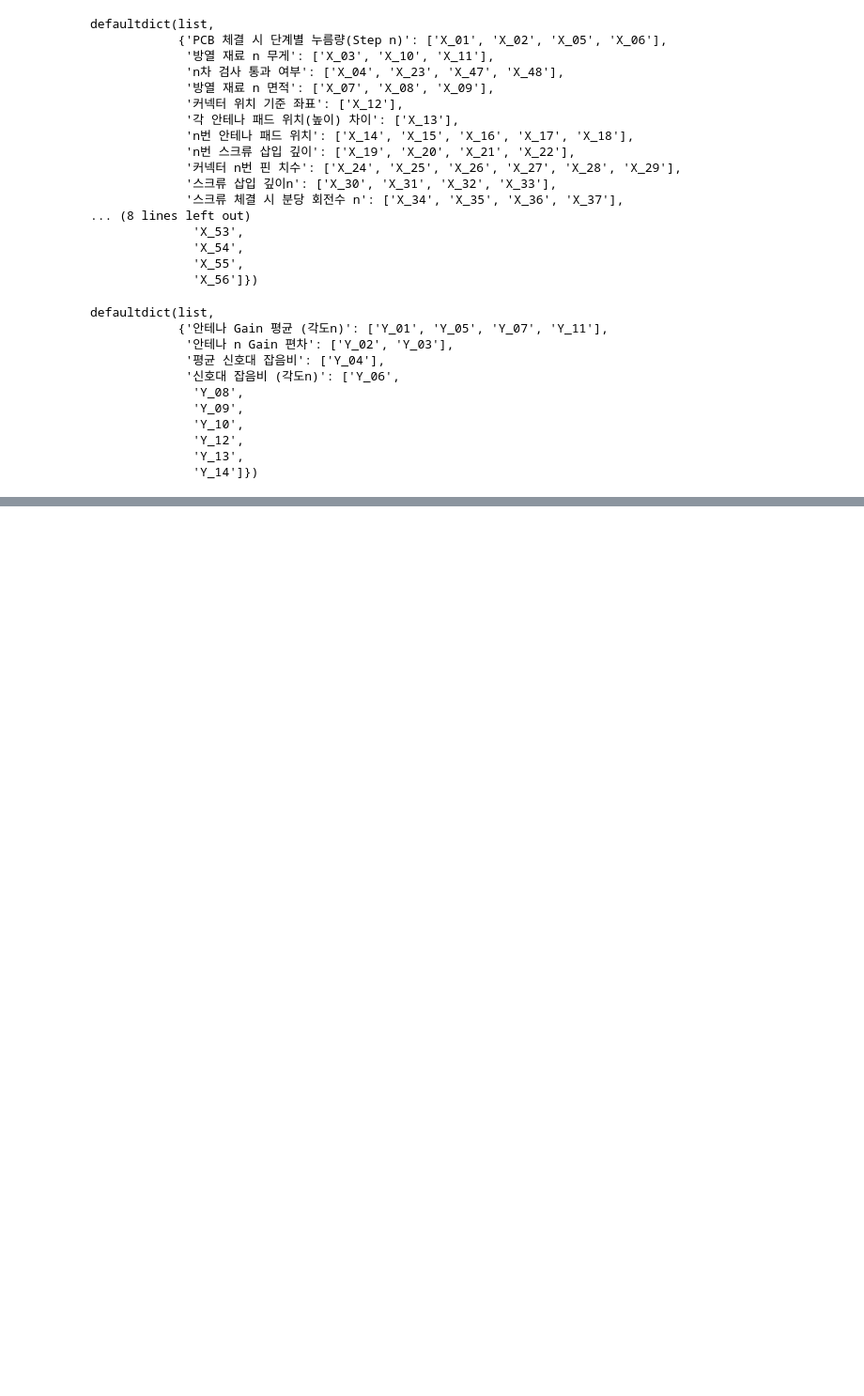
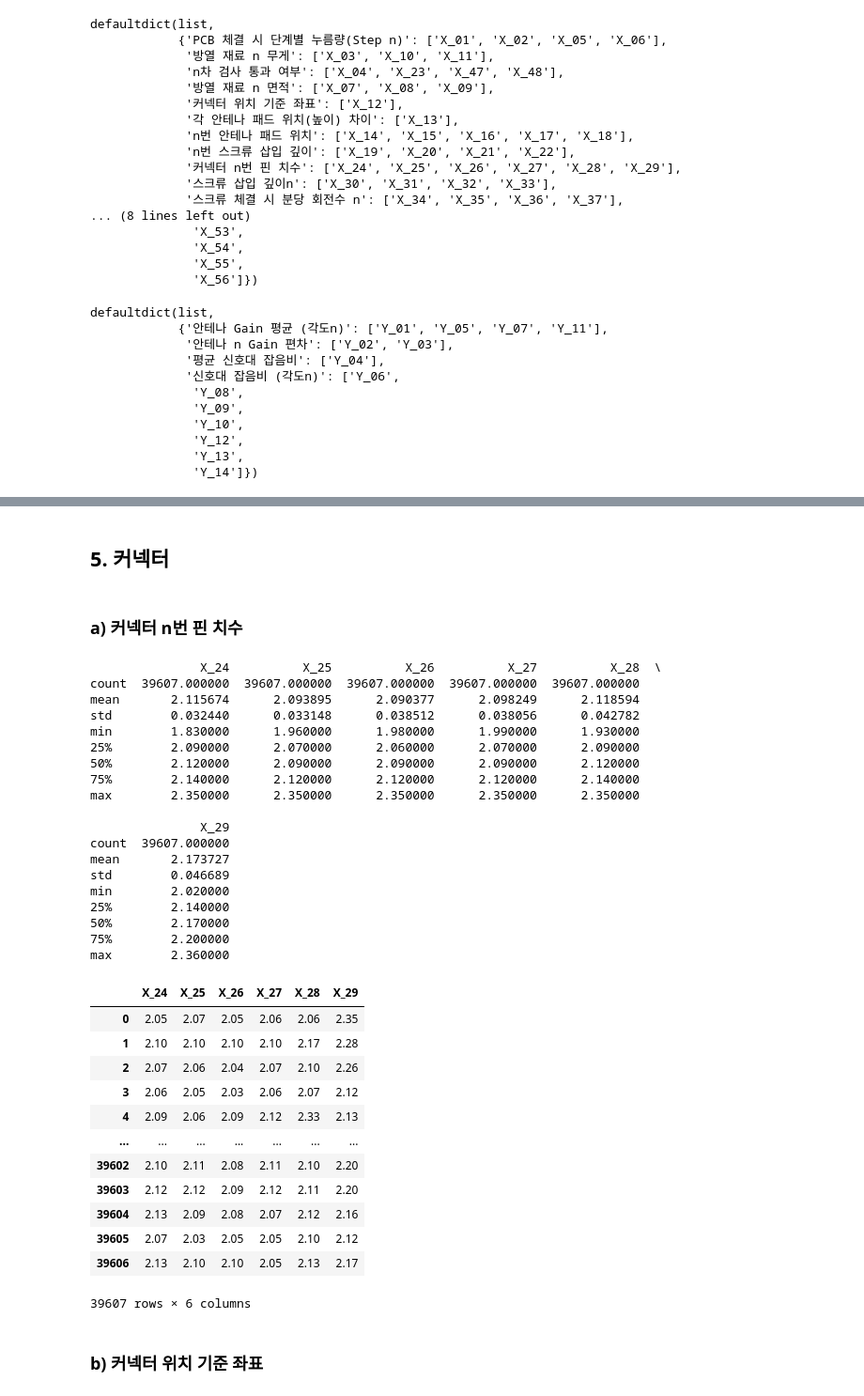
Before and after one commit to jinkyusung/antenna-performance-prediction, a Jupyter notebook: exploratory-data-analysis/eda.ipynb, the cells around one changed output, grey strips where cells are left out. Shown at 94% size. Saved outputs shown, nothing was run; the diff lists cells and outputs as text; code cells hidden in the pictures; blank space fills up the shorter version.

```diff
--- a/exploratory-data-analysis/eda.ipynb
+++ b/exploratory-data-analysis/eda.ipynb
@@ -171,0 +431,43 @@ create_group_csvs(y_train, y_name, '../dataset/y_feature')
+# %% [markdown]
+## 5. 커넥터
+# %% [markdown]
+### a) 커넥터 n번 핀 치수
+# %%
+feature15 = pd.read_csv('../dataset/x_feature/커넥터 n번 핀 치수.csv')
+print(feature15.describe())
+feature15
+# %% [output]
+               X_24          X_25          X_26          X_27          X_28  \
+count  39607.000000  39607.000000  39607.000000  39607.000000  39607.000000
+mean       2.115674      2.093895      2.090377      2.098249      2.118594
+std        0.032440      0.033148      0.038512      0.038056      0.042782
+min        1.830000      1.960000      1.980000      1.990000      1.930000
+25%        2.090000      2.070000      2.060000      2.070000      2.090000
+50%        2.120000      2.090000      2.090000      2.090000      2.120000
+75%        2.140000      2.120000      2.120000      2.120000      2.140000
+max        2.350000      2.350000      2.350000      2.350000      2.350000
+
+               X_29
+count  39607.000000
+mean       2.173727
+std        0.046689
+min        2.020000
+25%        2.140000
+50%        2.170000
+75%        2.200000
+max        2.360000
+|  | X_24 | X_25 | X_26 | X_27 | X_28 | X_29 |
+| 0 | 2.05 | 2.07 | 2.05 | 2.06 | 2.06 | 2.35 |
+| 1 | 2.10 | 2.10 | 2.10 | 2.10 | 2.17 | 2.28 |
+| 2 | 2.07 | 2.06 | 2.04 | 2.07 | 2.10 | 2.26 |
+| 3 | 2.06 | 2.05 | 2.03 | 2.06 | 2.07 | 2.12 |
+| 4 | 2.09 | 2.06 | 2.09 | 2.12 | 2.33 | 2.13 |
+| ... | ... | ... | ... | ... | ... | ... |
+| 39602 | 2.10 | 2.11 | 2.08 | 2.11 | 2.10 | 2.20 |
+| 39603 | 2.12 | 2.12 | 2.09 | 2.12 | 2.11 | 2.20 |
+| 39604 | 2.13 | 2.09 | 2.08 | 2.07 | 2.12 | 2.16 |
+| 39605 | 2.07 | 2.03 | 2.05 | 2.05 | 2.10 | 2.12 |
+| 39606 | 2.13 | 2.10 | 2.10 | 2.05 | 2.13 | 2.17 |
+39607 rows × 6 columns
+# %% [markdown]
+### b) 커넥터 위치 기준 좌표
```
Also changed, not shown: parts of 40 cells of this notebook.
